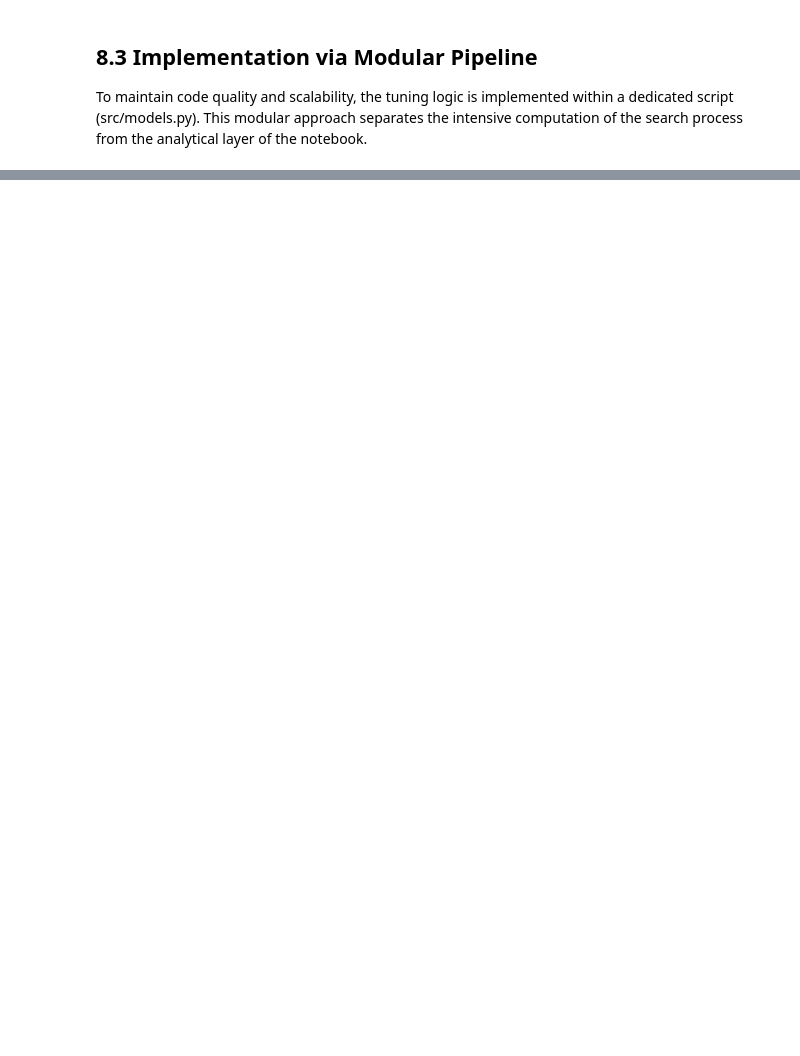
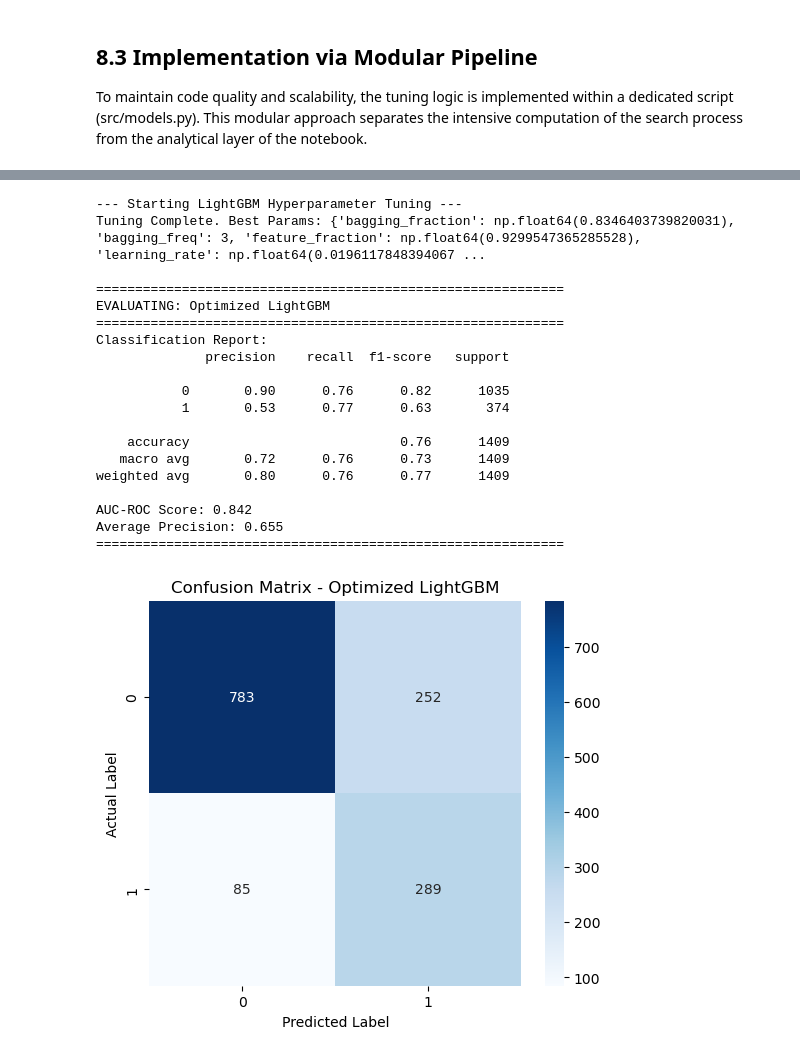
Before and after one commit to leipzig-troopen/telecom-churn-analysis-ml, a Jupyter notebook: notebook/customer_retention_modeling_and_insights.ipynb, the cells around one changed output, grey strips where cells are left out. Drawn from its saved outputs; the diff is of its cells as text; code cells hidden in the pictures; blank space fills up the shorter version.

```diff
--- a/notebook/customer_retention_modeling_and_insights.ipynb
+++ b/notebook/customer_retention_modeling_and_insights.ipynb
@@ -680,3 +728,34 @@ Average Precision: 0.661
+# %%
+# --- 10. LIGHTGBM HYPERPARAMETER TUNING ---
+# Train a LightGBM model using automated tuning to find the optimal boosting configuration
+# This approach uses Leaf-wise tree growth and GOSS for high efficiency and accuracy on complex data pattern
+best_lgbm_model, lgbm_params = train_lgbm_tuned(Xcat_train, y_train)
+
+evaluate_model(best_lgbm_model, Xcat_test, y_test, model_name="Optimized LightGBM")
+
+y_pred_lgbm = best_lgbm_model.predict(Xcat_test) #type: ignore
+plot_confusion_matrix(y_test, y_pred_lgbm, model_name="Optimized LightGBM")
+# %% [output]
+--- Starting LightGBM Hyperparameter Tuning ---
+Tuning Complete. Best Params: {'bagging_fraction': np.float64(0.8346403739820031), 'bagging_freq': 3, 'feature_fraction': np.float64(0.9299547365285528), 'learning_rate': np.float64(0.0196117848394067 ...
+
+============================================================
+EVALUATING: Optimized LightGBM
+============================================================
+Classification Report:
+              precision    recall  f1-score   support
+
+           0       0.90      0.76      0.82      1035
+           1       0.53      0.77      0.63       374
+
+    accuracy                           0.76      1409
+   macro avg       0.72      0.76      0.73      1409
+weighted avg       0.80      0.76      0.77      1409
+
+AUC-ROC Score: 0.842
+Average Precision: 0.655
+============================================================
+[figure, added]
 # %% [markdown]
 8.4 Hyperparameter Tuning Results
 
```
Also changed, not shown: parts of 12 cells of this notebook, 5 other files.
